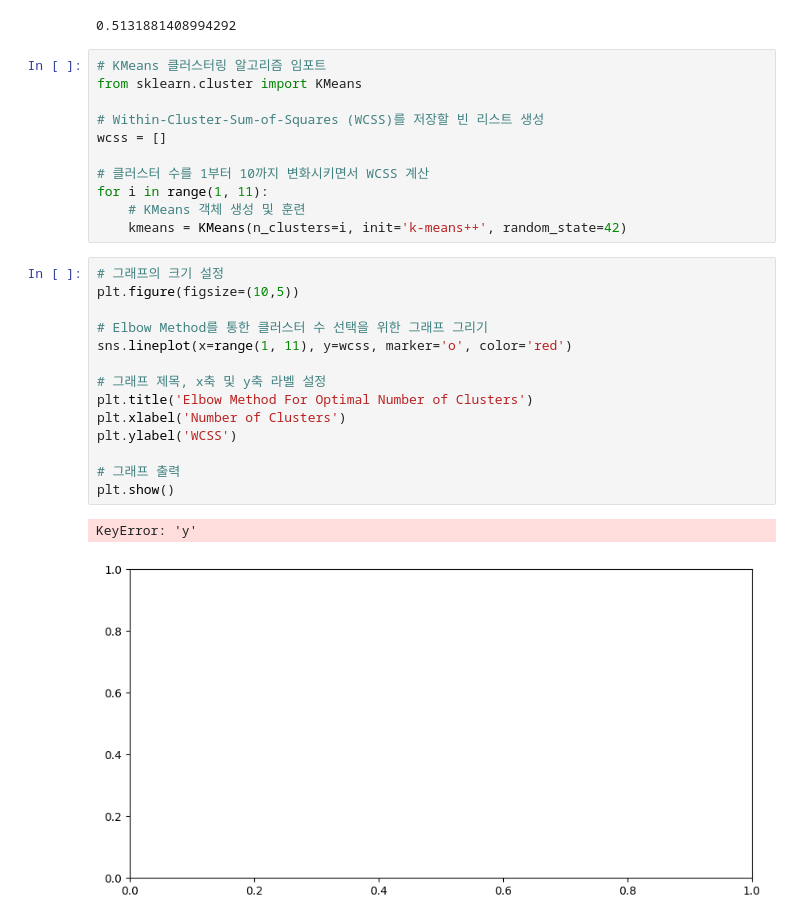
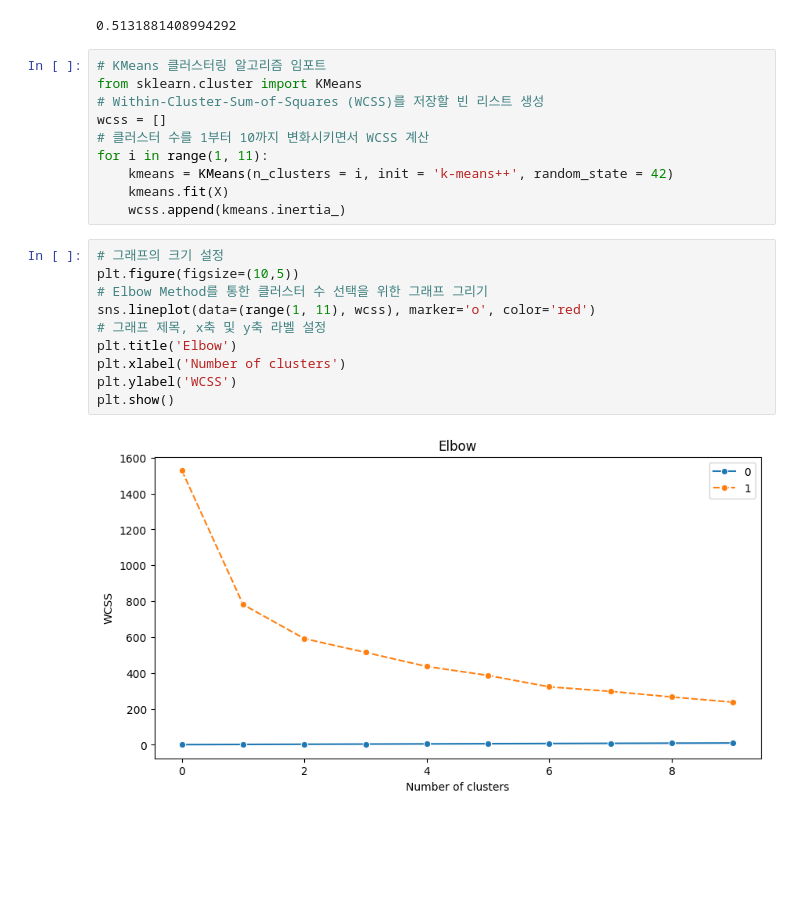
Before and after one commit to Konkuk-Univ-Glocal-Campus/ml202401-midterm-YoonSeongJoo, a Jupyter notebook: clustering2.ipynb, the cells around one changed output. Saved outputs shown, nothing was run; the diff lists cells and outputs as text; blank space fills up the shorter version.

```diff
--- a/clustering2.ipynb
+++ b/clustering2.ipynb
@@ -128,31 +135,25 @@ score
 # %%
 # KMeans 클러스터링 알고리즘 임포트
 from sklearn.cluster import KMeans
-
 # Within-Cluster-Sum-of-Squares (WCSS)를 저장할 빈 리스트 생성
 wcss = []
-
 # 클러스터 수를 1부터 10까지 변화시키면서 WCSS 계산
 for i in range(1, 11):
-    # KMeans 객체 생성 및 훈련
-    kmeans = KMeans(n_clusters=i, init='k-means++', random_state=42)
+    kmeans = KMeans(n_clusters = i, init = 'k-means++', random_state = 42)
+    kmeans.fit(X)
+    wcss.append(kmeans.inertia_)
 # %%
 # 그래프의 크기 설정
 plt.figure(figsize=(10,5))
-
 # Elbow Method를 통한 클러스터 수 선택을 위한 그래프 그리기
-sns.lineplot(x=range(1, 11), y=wcss, marker='o', color='red')
-
+sns.lineplot(data=(range(1, 11), wcss), marker='o', color='red')
 # 그래프 제목, x축 및 y축 라벨 설정
-plt.title('Elbow Method For Optimal Number of Clusters')
-plt.xlabel('Number of Clusters')
+plt.title('Elbow')
+plt.xlabel('Number of clusters')
 plt.ylabel('WCSS')
-
-# 그래프 출력
 plt.show()
 # %% [output]
-KeyError: 'y'
-[figure, old version]
+[figure, new version]
 # %%
 # KMeans 클러스터링 알고리즘 임포트
 from sklearn.cluster import KMeans
```
Also changed, not shown: parts of 4 cells of this notebook.
